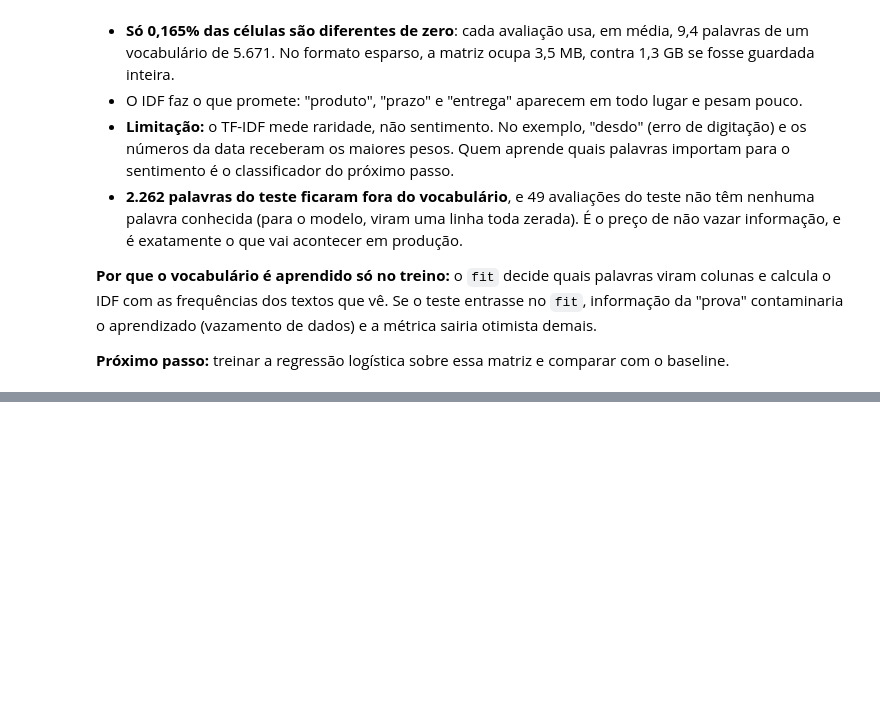
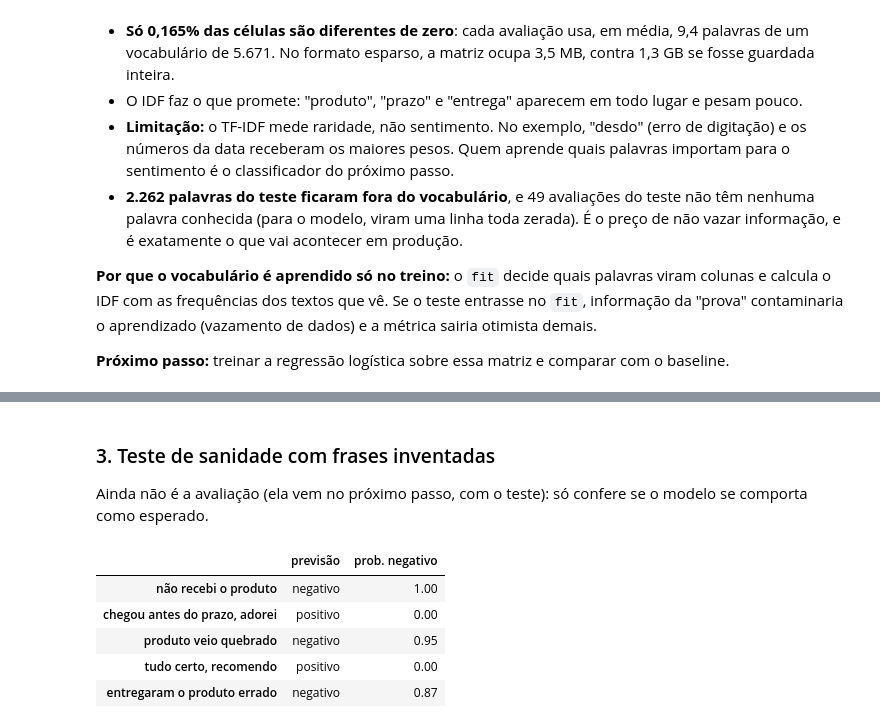
Before and after one commit to baxelin/delivery-ai, a Jupyter notebook: notebooks/v1_sentimento.ipynb, the cells around one changed output, grey strips where cells are left out. Cells and saved outputs as stored; diff of their text form; code cells hidden in the pictures; blank space fills up the shorter version.

```diff
--- a/notebooks/v1_sentimento.ipynb
+++ b/notebooks/v1_sentimento.ipynb
@@ -503,0 +600,32 @@ Name: count, dtype: int64
+# %% [markdown]
+### 3. Teste de sanidade com frases inventadas
+
+Ainda não é a avaliação (ela vem no próximo passo, com o teste): só confere se o modelo se comporta como esperado.
+# %%
+sample_reviews = [
+    "não recebi o produto",
+    "chegou antes do prazo, adorei",
+    "produto veio quebrado",
+    "tudo certo, recomendo",
+    "entregaram o produto errado",
+]
+negative_column = list(classifier.classes_).index(NEGATIVE)
+
+pd.DataFrame(
+    {
+        "previsão": pd.Series(sentiment_model.predict(sample_reviews))
+        .map(SENTIMENT_NAMES)
+        .to_numpy(),
+        "prob. negativo": sentiment_model.predict_proba(sample_reviews)[:, negative_column].round(
+            2
+        ),
+    },
+    index=sample_reviews,
+)
+# %% [output]
+|  | previsão | prob. negativo |
+| não recebi o produto | negativo | 1.00 |
+| chegou antes do prazo, adorei | positivo | 0.00 |
+| produto veio quebrado | negativo | 0.95 |
+| tudo certo, recomendo | positivo | 0.00 |
+| entregaram o produto errado | negativo | 0.87 |
```
Also changed, not shown: parts of 8 cells of this notebook.
